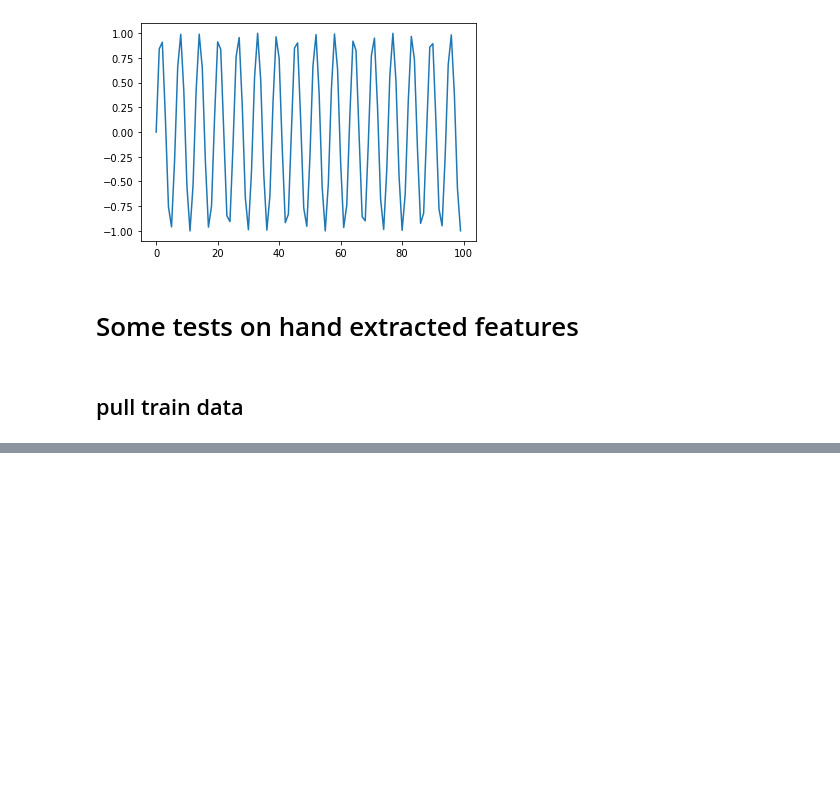
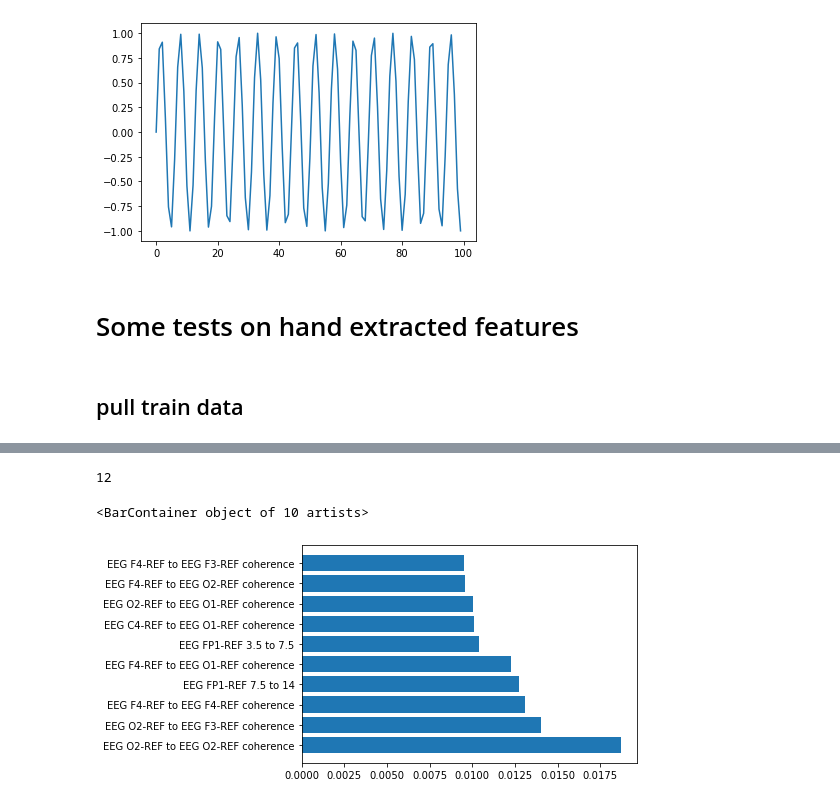
Before and after one commit to Saqibm128/eeg-tasks, a Jupyter notebook: notebooks/KNN.ipynb, the cells around one changed output, grey strips where cells are left out. Drawn from its saved outputs; the diff is of its cells as text; code cells hidden in the pictures; blank space fills up the shorter version.

```diff
--- a/notebooks/KNN.ipynb
+++ b/notebooks/KNN.ipynb
@@ -403,0 +800,15 @@ plt.plot(np.sin([i for i in range(100)]))
+# %%
+fft_feature_name = []
+for freq_bin_i in range(6):
+    for channel in util_funcs.get_common_channel_names():
+        fft_feature_name.append("{} {} to {}".format(channel, freq_bands[freq_bin_i], freq_bands[freq_bin_i+1],))
+# %%
+coher_feature_name = []
+for i, channel in enumerate(constants.SYMMETRIC_COLUMN_SUBSET):
+    for j in range(i, len(constants.SYMMETRIC_COLUMN_SUBSET)):
+        coher_feature_name.append("{} to {} coherence".format(channel, constants.SYMMETRIC_COLUMN_SUBSET[j]))
+# %%
+shed = []
+for j in ["energy", "peaks"]:
+    for channel  in constants.SYMMETRIC_COLUMN_SUBSET:
+        shed.append("{} {}".format(channel, j))
@@ -403,0 +839,11 @@ plt.plot(np.sin([i for i in range(100)]))
+# %%
+len(xgboost.getFeatureScores) - len(fft_feature_name) - len(coher_feature_name) - l
+# %% [output]
+12
+# %%
+most_imp_features = pd.Series(xgboost.getFeatubereScores, index=fft_feature_name + coher_feature_name + shed).sort_values(ascending=False).head(10)
+# %%
+plt.barh(y=most_imp_features.index, width=most_imp_features)
+# %% [output]
+<BarContainer object of 10 artists>
+[figure, added]
```
Also changed, not shown: parts of 57 cells of this notebook, 3 other files.
